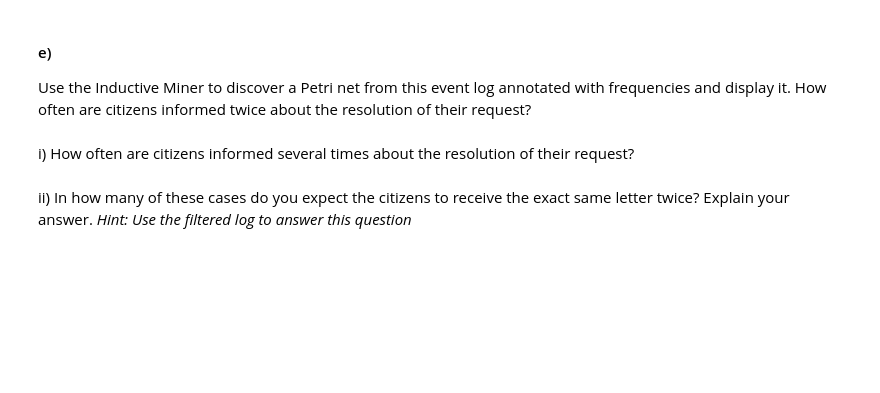
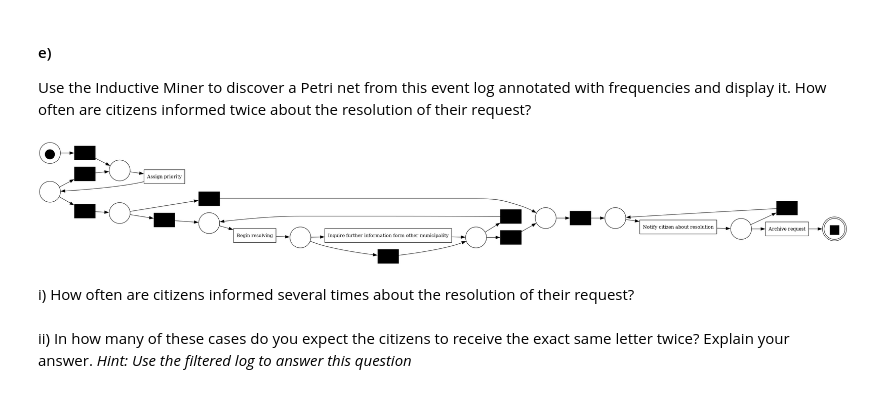
Before and after one commit to sillyduckyluck/IDS_part_2, a Jupyter notebook: Part_2/Q3_Process_Mining.ipynb, the cells around one changed output. Cells and saved outputs as stored; diff of their text form; code cells hidden in the pictures; blank space fills up the shorter version.

Commit message:
petri net for citizens, filtered citizen dataset

```diff
--- a/Part_2/Q3_Process_Mining.ipynb
+++ b/Part_2/Q3_Process_Mining.ipynb
@@ -344,7 +400,14 @@ print(filtered_dict)
 #### e)
 Use the Inductive Miner to discover a Petri net from this event log annotated with frequencies and display it. How often are citizens informed twice about the resolution of their request?
 # %%
-# YOUR CODE HERE
+#Todo: figure out how to make annotation frequencies.
+net, initial_marking, final_marking = pm4py.discover_petri_net_inductive(tracefilter_log_pos, activity_key="concept:name",
+                                                                         case_id_key="case:concept:name", timestamp_key= "time:timestamp")
+pm4py.view_petri_net(net, initial_marking, final_marking)
+
+#How many times informted twice?
+# %% [output]
+[figure, added]
 # %% [markdown]
 i) How often are citizens informed several times about the resolution of their request?
 # %%
```
Also changed, not shown: parts of 3 cells of this notebook.
